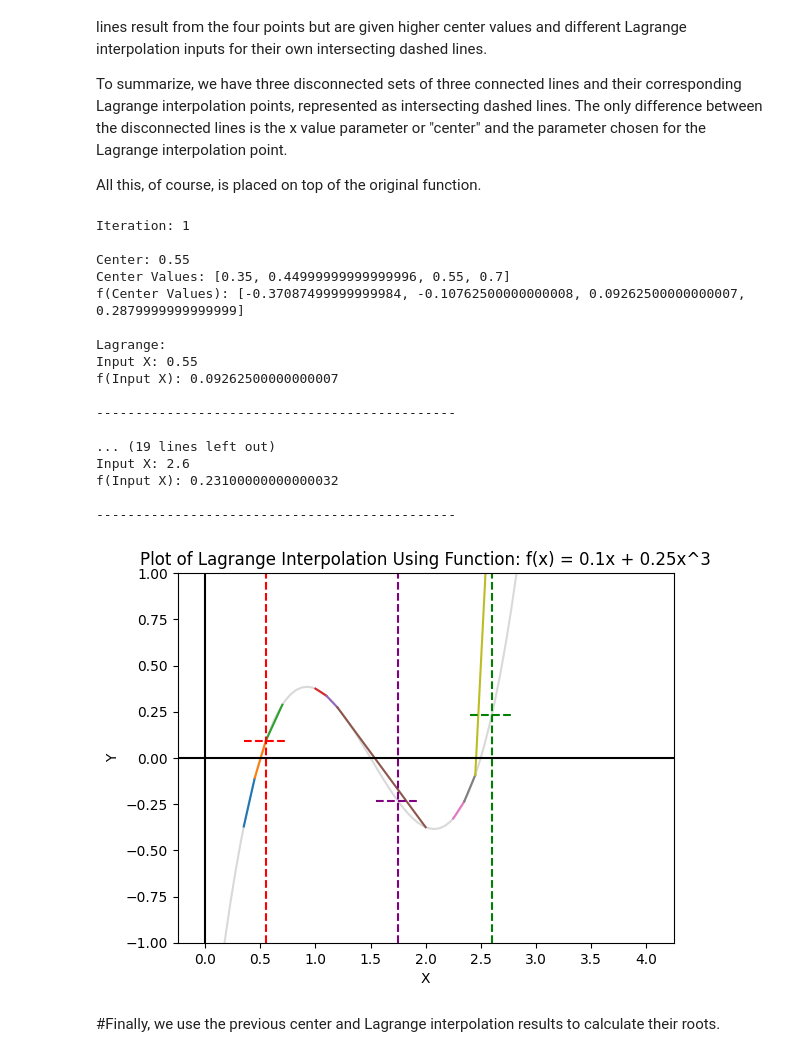
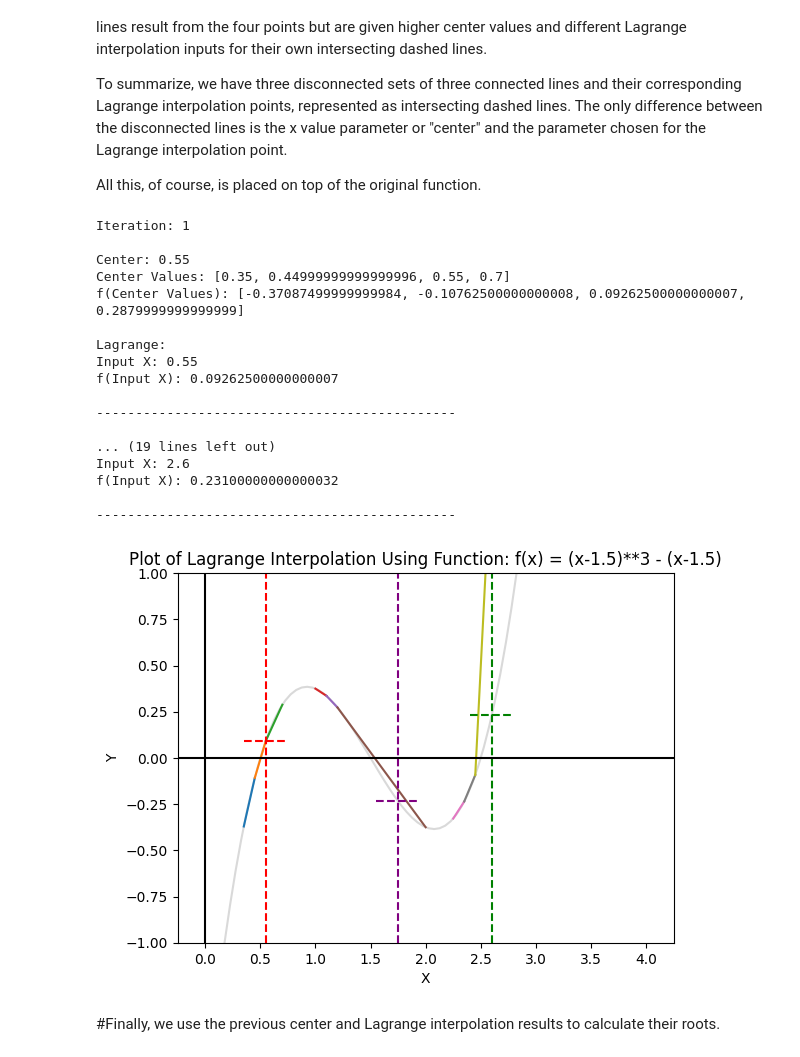
Before and after one commit to ReedBarker/ReedBarker_NumericalMethods, a Jupyter notebook: Reed_Barker_and_Seth_Jensen_Project_Part_3.ipynb, the cells around one changed output. Drawn from its saved outputs; the diff is of its cells as text; code cells hidden in the pictures.

```diff
--- a/Reed_Barker_and_Seth_Jensen_Project_Part_3.ipynb
+++ b/Reed_Barker_and_Seth_Jensen_Project_Part_3.ipynb
@@ -229,7 +229,7 @@ import numpy as np
 
 center = 0.35
 xIN = 0.5
-equationString = "(x-1.5)**3 - (x-1.5)" # "x**3 - x" "0.1*x + 0.25*x**3 - 10"
+equationString = "(x-1.5)**3 - (x-1.5)"
 
 #-----------------------------------------------------------------------
 
@@ -314,35 +314,35 @@ plt.plot([-100, 100], [0, 0], color='black') #y axis
 # Set the x and y limits
 xGap = 0.5
 yGap = 0.5
 plt.xlim(-0.25, 4.25)
 plt.ylim(-1, 1)
 
 # Add labels and title
 plt.xlabel('X')
 plt.ylabel('Y')
-plt.title('Plot of Lagrange Interpolation Using Function: f(x) = 0.1x + 0.25x^3')
+plt.title('Plot of Lagrange Interpolation Using Function: f(x) = (x-1.5)**3 - (x-1.5)')
 
 # Show the plot
 plt.show()
 # %% [output]
 Iteration: 1
 
 Center: 0.55
 Center Values: [0.35, 0.44999999999999996, 0.55, 0.7]
 f(Center Values): [-0.37087499999999984, -0.10762500000000008, 0.09262500000000007, 0.2879999999999999]
 
 Lagrange:
 Input X: 0.55
 f(Input X): 0.09262500000000007
 
 ----------------------------------------------
 
 ... (19 lines left out)
 Input X: 2.6
 f(Input X): 0.23100000000000032
 
 ----------------------------------------------
-[figure, old version]
+[figure, new version]
 # %% [markdown]
 #Finally, we use the previous center and Lagrange interpolation results to calculate their roots.
 # %% [markdown]
```
Also changed, not shown: parts of 1 cell of this notebook.
